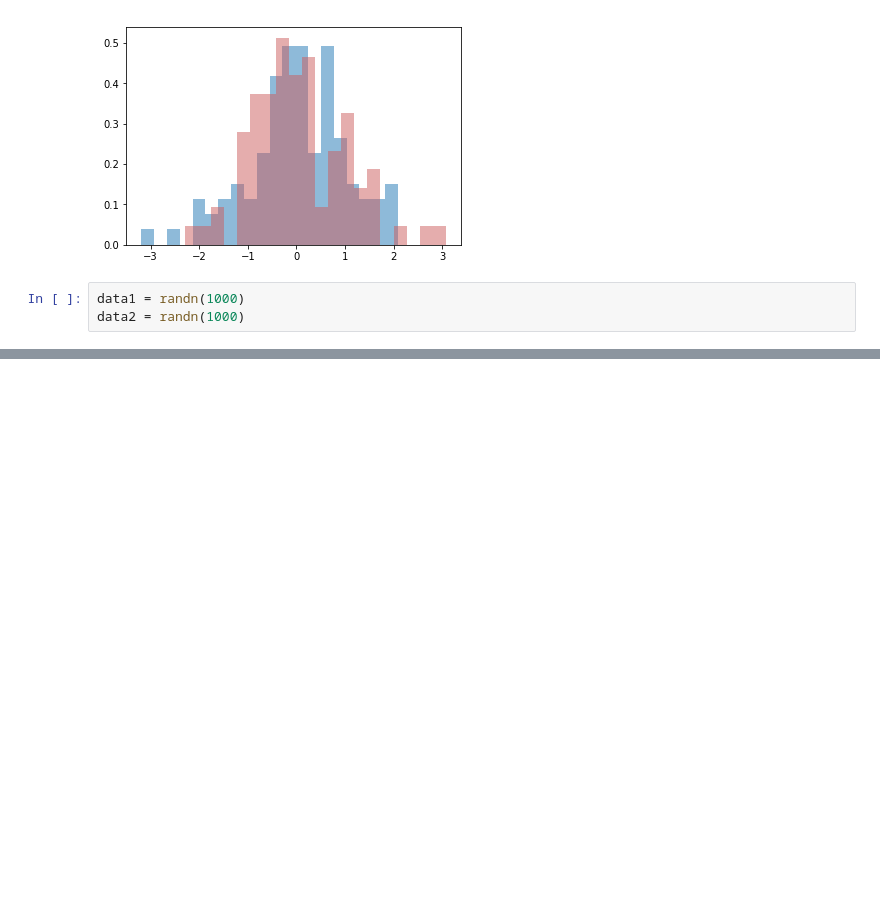
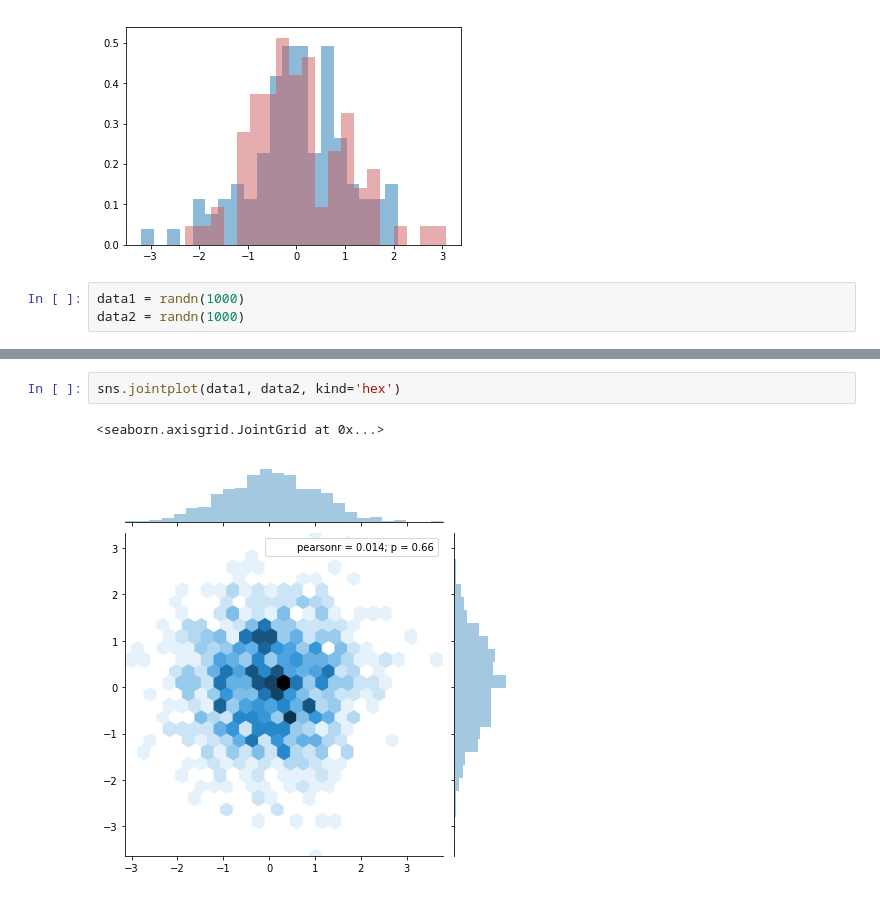
Before and after one commit to aki-06/Python_DS, a Jupyter notebook: ヒストグラム.ipynb, the cells around one changed output, grey strips where cells are left out. Cells and saved outputs as stored; diff of their text form; blank space fills up the shorter version.

```diff
--- a/ヒストグラム.ipynb
+++ b/ヒストグラム.ipynb
@@ -59,0 +66,5 @@ data2 = randn(1000)
+# %%
+sns.jointplot(data1, data2, kind='hex')
+# %% [output]
+<seaborn.axisgrid.JointGrid at 0x...>
+[figure, added]
```
Also changed, not shown: parts of 1 cell of this notebook, 1 other file.
